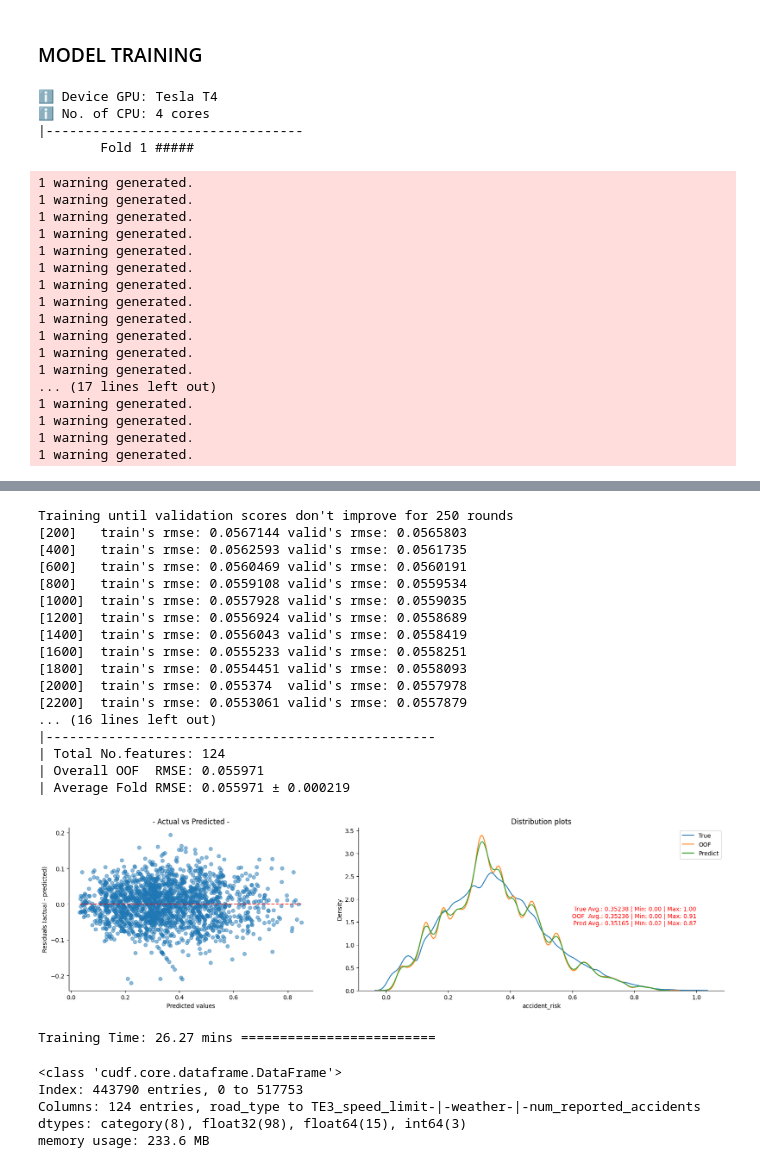
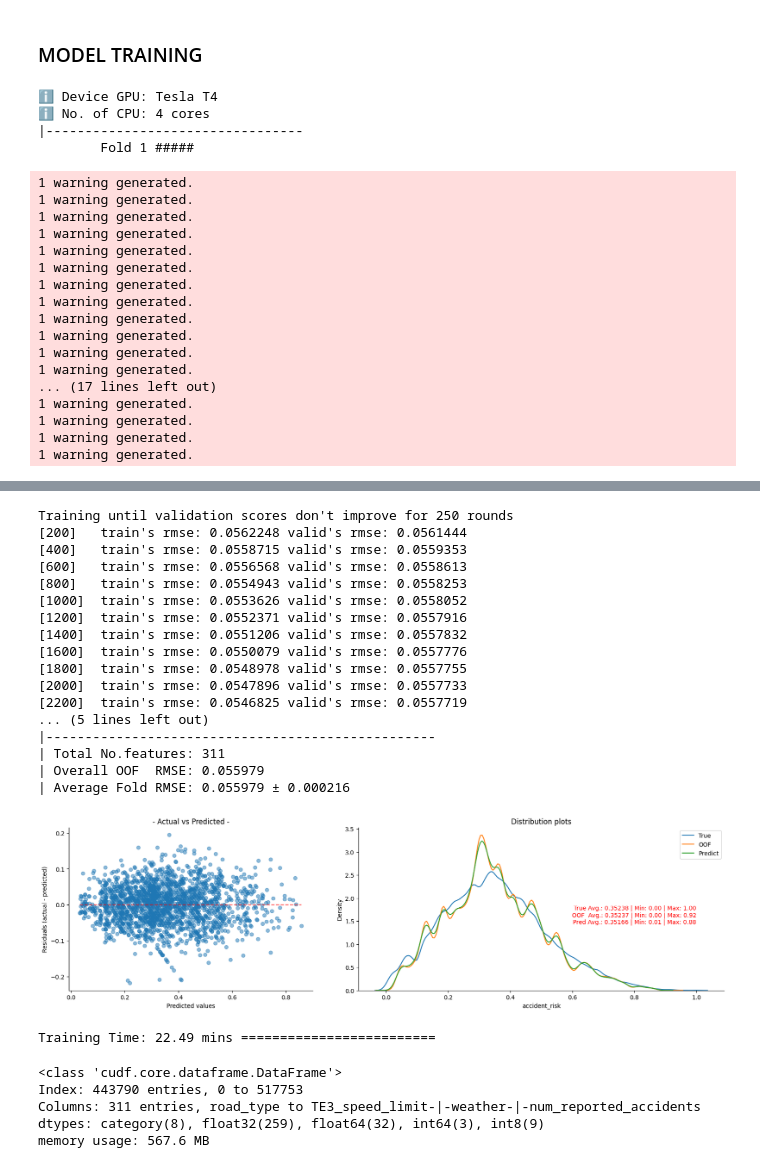
Before and after one commit to coded-sly/s5e10-Road-Accident-Risk, a Jupyter notebook: s5e10-lgbm-meta.ipynb, the cells around one changed output, grey strips where cells are left out. Drawn from its saved outputs; the diff is of its cells as text; code cells hidden in the pictures.

Commit message:
Kaggle Notebook | S5E10-LGBM-meta | v7-BAG-resid+ROUND+DIGITS

```diff
--- a/s5e10-lgbm-meta.ipynb
+++ b/s5e10-lgbm-meta.ipynb
@@ -237,11 +237,11 @@ combine['base_score'].astype(str).head(20)
 19    0.757999994
 Name: base_score, dtype: object
 # %%
-# ## -- Put Numerical Column into Bins --
-# ROUND = []
-# for k in range(11,17):
-#     n = f"r-{k}"
-#     combine[n] = combine["base_score"].round(k)
-#     ROUND.append(n)
+## -- Put Numerical Column into Bins --
+ROUND = []
+for k in range(9,17):
+    n = f"r-{k}"
+    combine[n] = combine["base_score"].round(k)
+    ROUND.append(n)
 
-# print(f"Rounded Features: {len(ROUND)}")
+print(f"Rounded Features: {len(ROUND)}")
@@ -248,9 +250,9 @@ Name: base_score, dtype: object
 # %%
-# ## -- Extract Float32 as Digits --
-# DIGITS = []
-# for k in range(1, 10):
-#     n = f'd-{k}'
-#     combine[n] = ((combine["base_score"] * 10**k) % 10).fillna(-1).astype("int8")
-#     DIGITS.append(n)
+## -- Extract Float32 as Digits --
+DIGITS = []
+for k in range(1, 10):
+    n = f'd-{k}'
+    combine[n] = ((combine["base_score"] * 10**k) % 10).fillna(-1).astype("int8")
+    DIGITS.append(n)
 
-# print(f"Rounded Features: {len(DIGITS)}")
+print(f"Rounded Features: {len(DIGITS)}")
@@ -336,7 +360,7 @@ print(f"✅ Label encoded {len(CATS)} features.")
 ## -- Pairwise combinations --
 TE2 = []
 # COLS = [c for c in FEATURES if c not in BINARY_COLS]
-for c in tqdm(list(combinations(FEATURES, 2)), desc="Creating Pairwise"):
+for c in tqdm(list(combinations(FEATURES+DIGITS, 2)), desc="Creating Pairwise"):
     n = f'TE2_'+'-|-'.join(c)
     train[n] = train[c[0]].astype(str) + '_' + train[c[1]].astype(str)
     test[n]  = test[c[0]].astype(str) + '_' + test[c[1]].astype(str)
@@ -410,7 +447,7 @@ params = dict( # Bagging -
     max_depth = 7,
     max_leaves = 65,
     min_data_in_leaf = 40,
-    eta = 0.005,
+    eta = 0.01,
     objective = "regression",
     metric = "rmse",
     verbose = -1,
@@ -468,7 +505,7 @@ for fold, (t_idx, v_idx) in enumerate(kf.split(X)):
     test_enc    = test.copy()
 
     ## -- Target Encoding --
-    for col in tqdm(TE2+TE3, desc="Target Encoding", leave=False):
+    for col in tqdm(TE2+TE3+ROUND, desc="Target Encoding", leave=False):
         if torch.cuda.is_available(): # -> GPU
             TE_enc = cuTE(n_folds=5, smooth=0.1, split_method='random')
         else: # -> CPU
@@ -692,32 +729,32 @@ Training until validation scores don't improve for 250 rounds
 |---------------------------------
         Fold 7 #####
 Training until validation scores don't improve for 250 rounds
-[200]   train's rmse: 0.0567144 valid's rmse: 0.0565803
-[400]   train's rmse: 0.0562593 valid's rmse: 0.0561735
-[600]   train's rmse: 0.0560469 valid's rmse: 0.0560191
-[800]   train's rmse: 0.0559108 valid's rmse: 0.0559534
-[1000]  train's rmse: 0.0557928 valid's rmse: 0.0559035
-[1200]  train's rmse: 0.0556924 valid's rmse: 0.0558689
-[1400]  train's rmse: 0.0556043 valid's rmse: 0.0558419
-[1600]  train's rmse: 0.0555233 valid's rmse: 0.0558251
-[1800]  train's rmse: 0.0554451 valid's rmse: 0.0558093
-[2000]  train's rmse: 0.055374  valid's rmse: 0.0557978
-[2200]  train's rmse: 0.0553061 valid's rmse: 0.0557879
-... (16 lines left out)
+[200]   train's rmse: 0.0562248 valid's rmse: 0.0561444
+[400]   train's rmse: 0.0558715 valid's rmse: 0.0559353
+[600]   train's rmse: 0.0556568 valid's rmse: 0.0558613
+[800]   train's rmse: 0.0554943 valid's rmse: 0.0558253
+[1000]  train's rmse: 0.0553626 valid's rmse: 0.0558052
+[1200]  train's rmse: 0.0552371 valid's rmse: 0.0557916
+[1400]  train's rmse: 0.0551206 valid's rmse: 0.0557832
+[1600]  train's rmse: 0.0550079 valid's rmse: 0.0557776
+[1800]  train's rmse: 0.0548978 valid's rmse: 0.0557755
+[2000]  train's rmse: 0.0547896 valid's rmse: 0.0557733
+[2200]  train's rmse: 0.0546825 valid's rmse: 0.0557719
+... (5 lines left out)
 |--------------------------------------------------
-| Total No.features: 124
-| Overall OOF  RMSE: 0.055971
-| Average Fold RMSE: 0.055971 ± 0.000219
+| Total No.features: 311
+| Overall OOF  RMSE: 0.055979
+| Average Fold RMSE: 0.055979 ± 0.000216
-[figure, old version]
+[figure, new version]
-Training Time: 26.27 mins =========================
+Training Time: 22.49 mins =========================
 # %%
 X_train_enc.info()
 # %% [output]
 <class 'cudf.core.dataframe.DataFrame'>
 Index: 443790 entries, 0 to 517753
-Columns: 124 entries, road_type to TE3_speed_limit-|-weather-|-num_reported_accidents
-dtypes: category(8), float32(98), float64(15), int64(3)
-memory usage: 233.6 MB
+Columns: 311 entries, road_type to TE3_speed_limit-|-weather-|-num_reported_accidents
+dtypes: category(8), float32(259), float64(32), int64(3), int8(9)
+memory usage: 567.6 MB
 # %%
 ## -- Plot Feature Importances --
 MAX = 30
```
Also changed, not shown: parts of 13 cells of this notebook.
